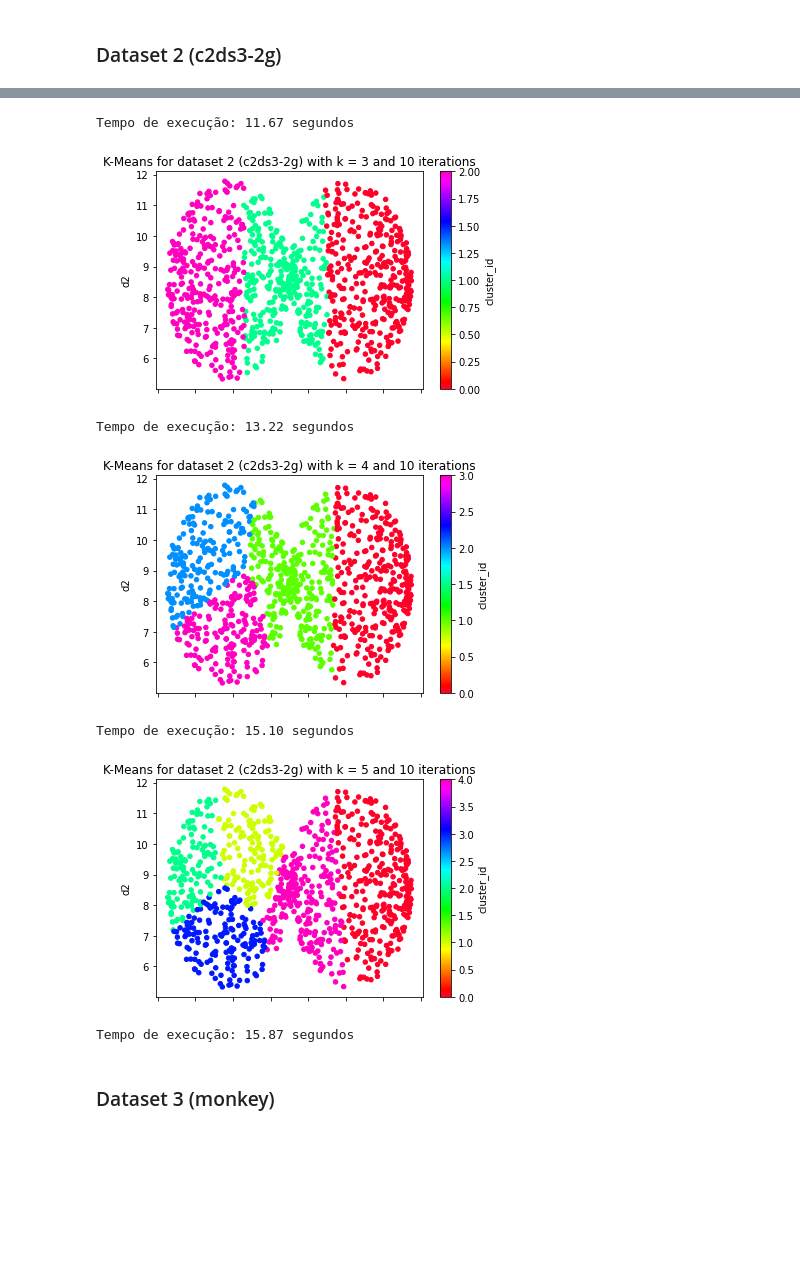
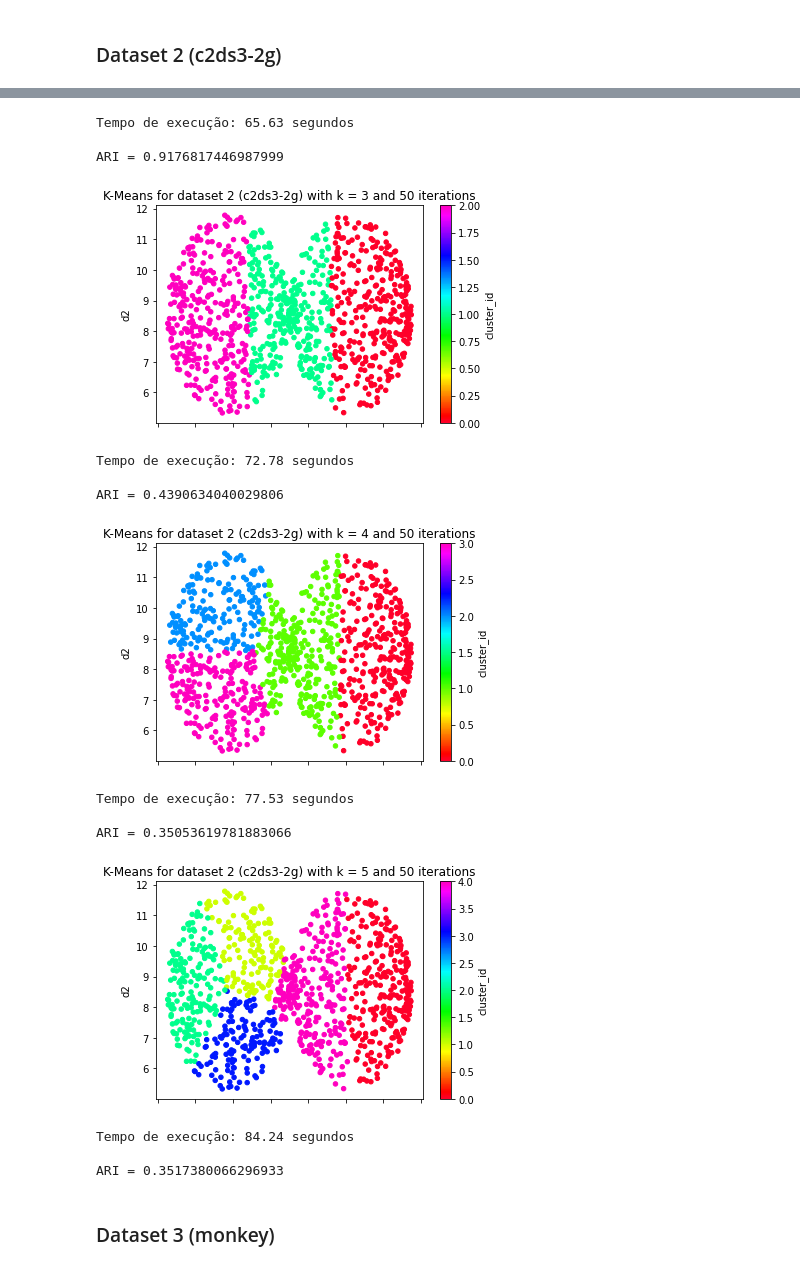
Before and after one commit to Gustavoesm/IA, a Jupyter notebook: Atividade 4 - Inteligência Artificial.ipynb, the cells around one changed output, grey strips where cells are left out. Drawn from its saved outputs; the diff is of its cells as text; code cells hidden in the pictures; blank space fills up the shorter version.

```diff
--- a/Atividade 4 - Inteligência Artificial.ipynb
+++ b/Atividade 4 - Inteligência Artificial.ipynb
@@ -125,7 +127,7 @@ def single_link(dataframe, k_min, k_max):
 # %%
 # escolha aqui o valor de k e o numero de iterações
 k_list = [2,3,4,5]
-n_iterations = 10
+n_iterations = 50
 
 
 with open('datasets/c2ds1-2spReal.clu', 'r') as f:
@@ -143,4 +145,7 @@ for k in k_list:
     plt.show()
     print("Tempo de execução: %.2f segundos\n" % resultados[-1][1])
     print("ARI = " + str(metrics.adjusted_rand_score(resultados[-1][0]['cluster_id'], realResult[1])))
+
+    # print text file
+    resultados[-1][0][["cluster_id"]].to_csv("out/c2ds1-2sp-kmeans-k%d.clu" % k, sep = '\t')
 # %% [output]
@@ -157,32 +170,43 @@ Tempo de execução: 16.10 segundos
 # %%
 # escolha aqui o valor de k e o numero de iterações
 k_list = [2,3,4,5]
 n_iterations = 50
 
 with open('datasets/c2ds3-2gReal.clu', 'r') as f:
     realResult = [[entry for entry in line.split()] for line in f.readlines()]
 realResult = DataFrame(realResult)
 
 resultados = [];
 for k in k_list:
     manipulated_df = dataset2.copy() # setting up manipulated dataset for use
     manipulated_df['cluster_id'] = None # adding a column for cluster
     resultados.append(k_medias(k, manipulated_df, n_iterations)) # salva o resultado
 
     resultados[-1][0].plot.scatter('d1', 'd2', c='cluster_id', colormap='gist_rainbow')
     plt.title("K-Means for dataset 2 (c2ds3-2g) with k = %d and %d iterations" % (k, n_iterations))
     plt.show()
     print("Tempo de execução: %.2f segundos\n" % resultados[-1][1])
     print("ARI = " + str(metrics.adjusted_rand_score(manipulated_df['cluster_id'], realResult[1])))
+
+    # print text file
+    resultados[-1][0][["cluster_id"]].to_csv("out/c2ds3-2g-kmeans-k%d.clu" % k, sep = '\t')
 # %% [output]
 [figure]
-Tempo de execução: 11.67 segundos
+Tempo de execução: 65.63 segundos
+
+ARI = 0.9176817446987999
-[figure, old version]
+[figure, new version]
-Tempo de execução: 13.22 segundos
+Tempo de execução: 72.78 segundos
+
+ARI = 0.4390634040029806
-[figure, old version]
+[figure, new version]
-Tempo de execução: 15.10 segundos
+Tempo de execução: 77.53 segundos
+
+ARI = 0.35053619781883066
-[figure, old version]
+[figure, new version]
-Tempo de execução: 15.87 segundos
+Tempo de execução: 84.24 segundos
+
+ARI = 0.3517380066296933
 # %% [markdown]
 ### Dataset 3 (monkey)
 # %%
```
Also changed, not shown: parts of 6 cells of this notebook, 32 other files.
